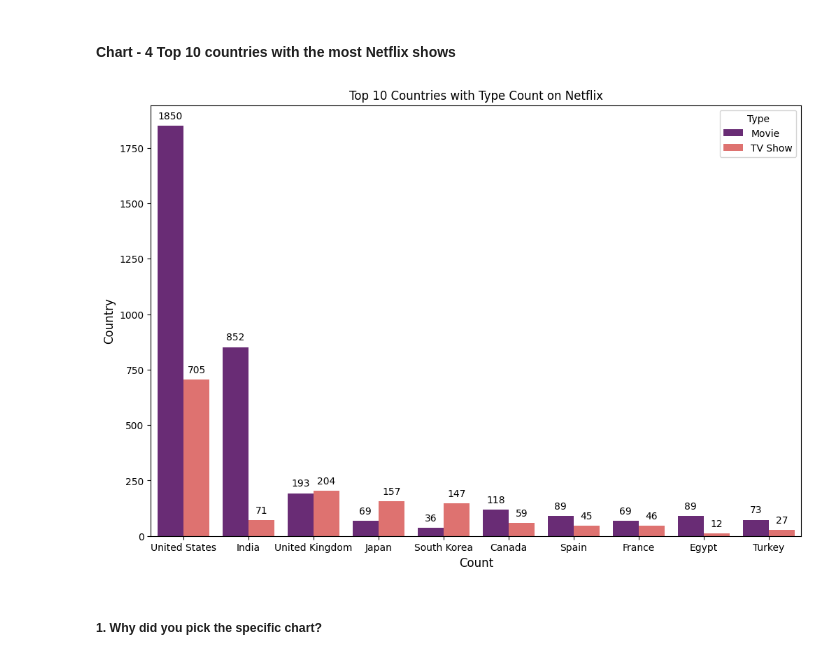
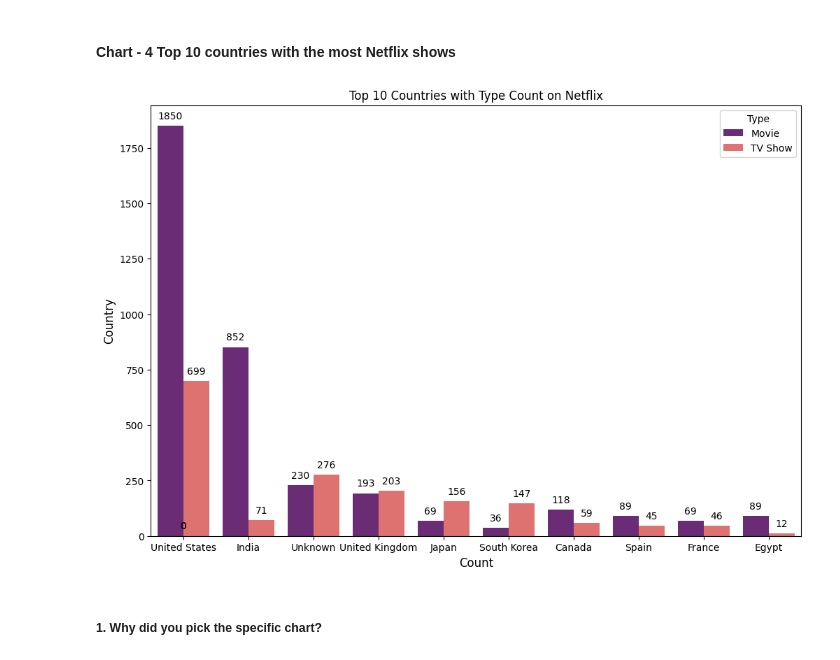
Before and after one commit to Electra89/Unsupervised-ML---Netflix-Movies-and-TV-Shows-Clustering, a Jupyter notebook: Unsupervised_ML_Netflix_Movies_and_TV_Shows_Clustering.ipynb, the cells around one changed output. Saved outputs shown, nothing was run; the diff lists cells and outputs as text; code cells hidden in the pictures.

```diff
--- a/Unsupervised_ML_Netflix_Movies_and_TV_Shows_Clustering.ipynb
+++ b/Unsupervised_ML_Netflix_Movies_and_TV_Shows_Clustering.ipynb
@@ -204,10 +219,7 @@ Dataset size before dropping values : (7787, 12)
 new_df = df.copy()
 # %%
 # Fill missing values for 'director', 'cast', and 'country' columns with 'Unknown'
-
-new_df['director'] = new_df['director'].fillna('Unknown')
-new_df['cast'] = new_df['cast'].fillna('Unknown')
-new_df['country'] = new_df['country'].fillna('Unknown')
+new_df[['director','cast','country']] = new_df[['director','cast','country']].fillna('Unknown')
 # %%
 # Fill missing values for 'rating' with the mode value
 new_df['rating']= new_df['rating'].fillna(new_df['rating'].mode()[0])
@@ -217,6 +226,8 @@ new_df['date_added'] = pd.to_datetime(new_df['date_added'])
 # %%
 # Drop rows with any remaining missing values
 new_df.dropna(axis=0, inplace=True)
+# %%
+new_df['duration']=new_df['duration'].apply(lambda x: int(x.split()[0]))    # need to check
 # %%
 # Shape of the dataframe after Data Wrangling
 print(f"Dataset size after dropping  : {new_df.shape}")
@@ -224,0 +281,11 @@ Dataset size after dropping  : (7777, 12)
+# %%
+# Typecasting string object to datetime object of date_added column
+new_df['date_added']= pd.to_datetime(new_df['date_added'])
+
+# Extracting date, day, month and year from date_added column
+new_df["day_added"]= new_df["date_added"].dt.day
+new_df["month_added"]= new_df["date_added"].dt.month
+new_df["year_added"]= new_df["date_added"].dt.year
+
+# Dropping date_added
+new_df.drop('date_added', axis=1, inplace=True)
@@ -224,0 +321,19 @@ Dataset size after dropping  : (7777, 12)
+# %%
+# Binning the values in the rating column
+rating_map = {'TV-MA':'Adult Content',
+              'R':'Adult Content',
+              'PG-13':'Teen Content',
+              'TV-14':'Teen Content',
+              'TV-PG':'Children Content',
+              'NR':'Not Rated',
+              'TV-G':'Children Content',
+              'TV-Y':'Family-friendly Content',
+              'TV-Y7':'Family-friendly Content',
+              'PG':'Children Content',
+              'G':'Children Content',
+              'NC-17':'Adult Content',
+              'TV-Y7-FV':'Family-friendly Content',
+              'UR':'Not Rated'}
+
+new_df['rating'].replace(rating_map, inplace = True)
+new_df['rating'].unique()
@@ -355,34 +505,34 @@ Are there any insights that lead to negative growth? Justify with specific reaso
 # %%
 
 # Create a DataFrame with the top 10 countries
-top_countries = df['country'].value_counts().head(10).index
+top_countries = new_df['country'].value_counts().head(10).index
 
 # Filter data for the top 10 countries
-top_countries_data = df[df['country'].isin(top_countries)]
+top_countries_data = new_df[new_df['country'].isin(top_countries)]
 
 # Create a bar plot
 plt.figure(figsize=(12, 8))
 sns.countplot(x='country', hue='type', order=top_countries, data=top_countries_data, palette='magma')
 
 # Add count annotations on top of the bars
 for p in plt.gca().patches:
     plt.gca().annotate(f'{int(p.get_height())}',
                  (p.get_x() + p.get_width() / 2., p.get_height()),
                  ha='center', va='center', xytext=(0, 10),
                  textcoords='offset points', fontsize=10, color='black')
 
 # Adding a title to the plot
 plt.title('Top 10 Countries with Type Count on Netflix')
 # Adding labels for the x and y axes
 
 plt.xlabel('Count', fontsize=12, color='black')
 plt.ylabel('Country', fontsize=12, color='black')
 plt.legend(title='Type', loc='upper right')
 
 # Displaying the plot
 plt.show()
 # %% [output]
-[figure, old version]
+[figure, new version]
 # %% [markdown]
 ##### 1. Why did you pick the specific chart?
 # %% [markdown]
```
Also changed, not shown: parts of 26 cells of this notebook.
